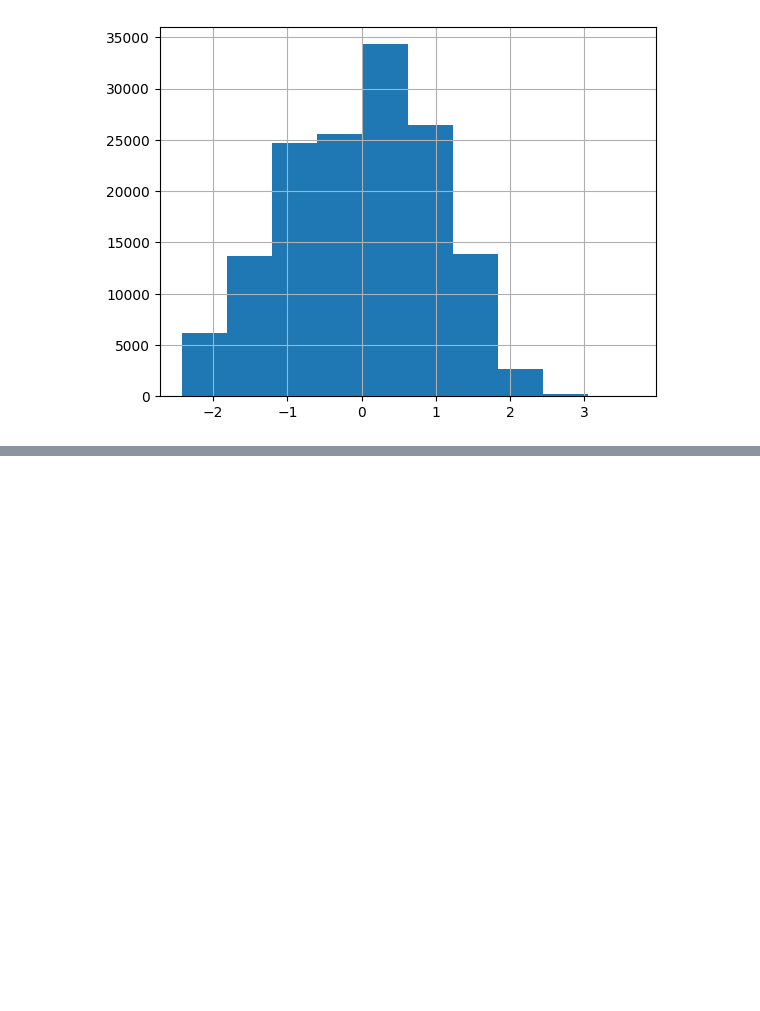
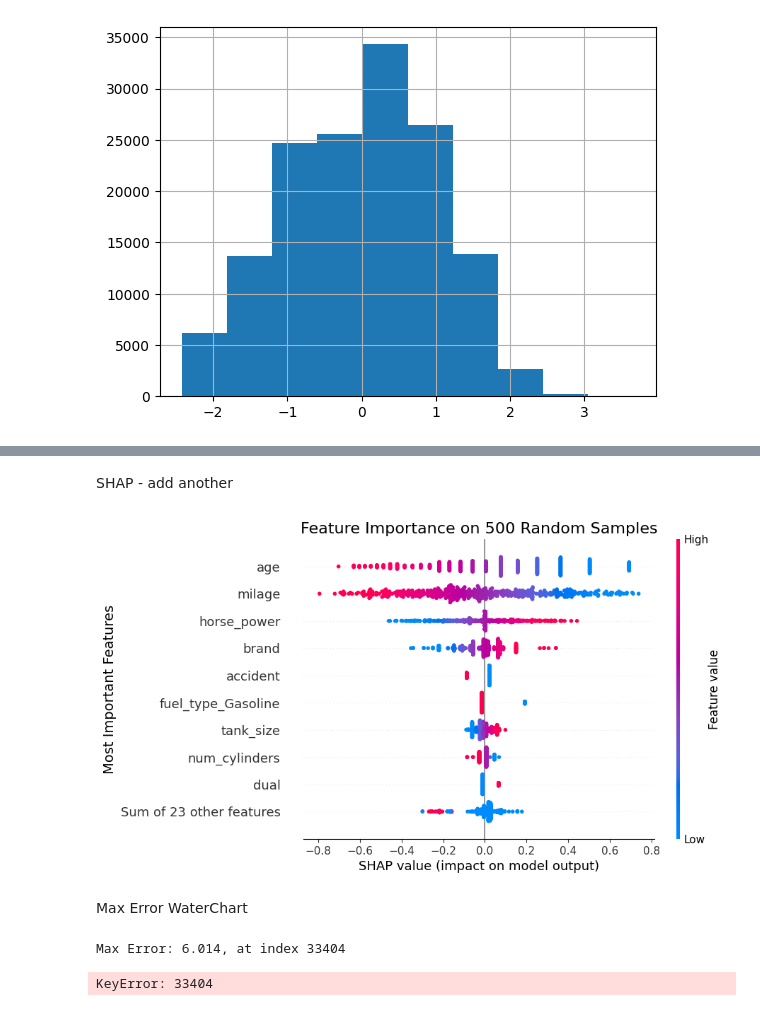
Before and after one commit to YaelDahariBIU/Tabular-Data, a Jupyter notebook: Part_2/part_2.ipynb, the cells around one changed output, grey strips where cells are left out. Drawn from its saved outputs; the diff is of its cells as text; code cells hidden in the pictures; blank space fills up the shorter version.

```diff
--- a/Part_2/part_2.ipynb
+++ b/Part_2/part_2.ipynb
@@ -957,0 +1028,38 @@ df_train_scaled['milage'].hist()
+# %% [markdown]
+SHAP - add another
+# %%
+# Sample the training data
+shap_sample = X_train.sample(500, random_state=0)
+
+# Convert boolean columns to integers
+shap_sample = shap_sample.map(lambda x: int(x) if isinstance(x, bool) else x)
+
+# Create the SHAP explainer
+explainer = shap.Explainer(linear_reg.predict, shap_sample)
+
+# Compute SHAP values
+shap_values = explainer(shap_sample)
+
+# Plot the SHAP values
+shap.plots.beeswarm(shap_values, show=False)  # Prevent the plot from being displayed immediately
+
+# Add customizations
+plt.title("Feature Importance on 500 Random Samples", fontsize=16)
+plt.ylabel("Most Important Features", fontsize=14)
+
+# Saving the plot
+# plt.savefig('./images/feature_importance_on_500_random_samples.png')
+
+plt.show()
+# %% [output]
+[figure, added]
+# %% [markdown]
+Max Error WaterChart
+# %%
+print(f"Max Error: {max_error:,.3f}, at index {max_idx}")
+
+# print the actual and predicted values for the row with the max error
+print(f"Actual: {y_test.loc[max_idx]:,.3f}, Predicted: {y_pred[max_idx]:,.3f}")
+# %% [output]
+Max Error: 6.014, at index 33404
+KeyError: 33404
```
Also changed, not shown: parts of 7 cells of this notebook.
